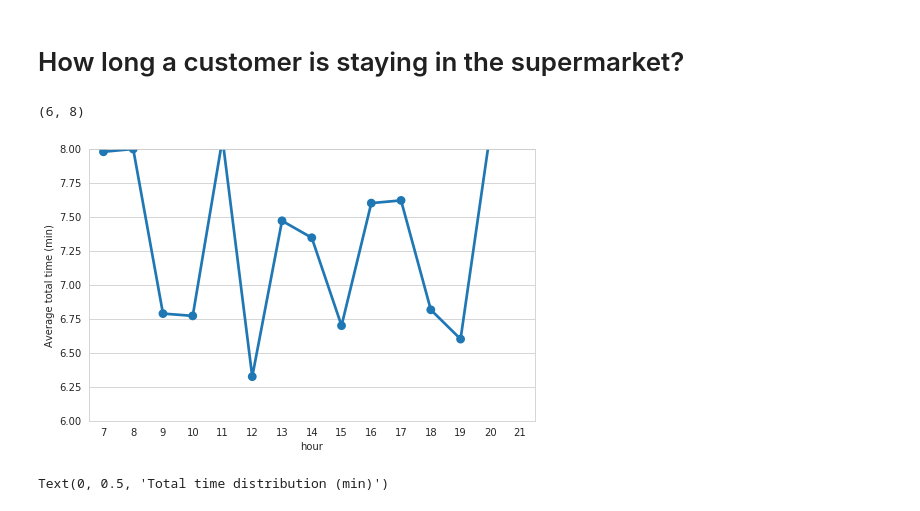
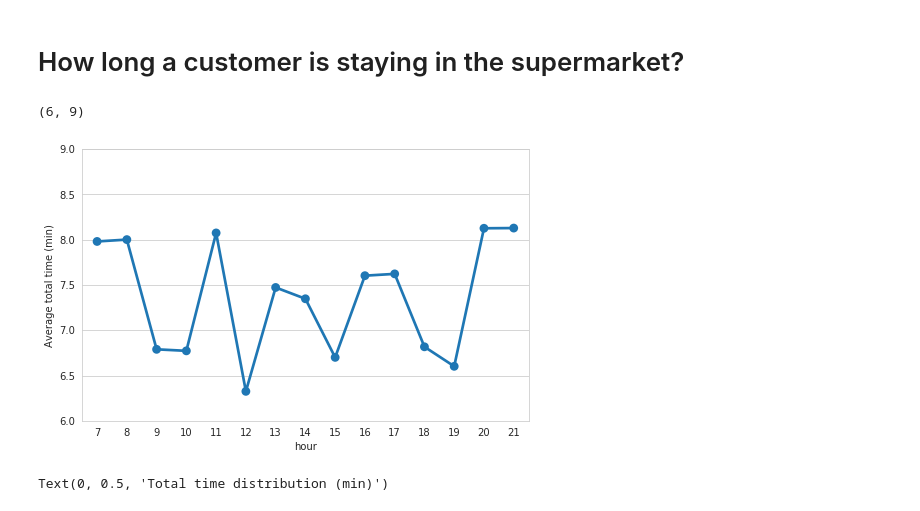
Before and after one commit to vbelz/Markov-chain-simulation, a Jupyter notebook: EDA_one_day_simulation.ipynb, the cells around one changed output. Cells and saved outputs as stored; diff of their text form; code cells hidden in the pictures.

```diff
--- a/EDA_one_day_simulation.ipynb
+++ b/EDA_one_day_simulation.ipynb
@@ -68,15 +68,15 @@ Text(0, 0.5, 'Number of customers')
 # %%
 #Time at first state over time
 plt.figure(figsize=(8,5))
 df_plot_time = df_customers.loc[df_customers['location'] == 'entrance',:].copy()
 df_plot_time = df_plot_time.groupby('hour').agg({"total_time": 'mean'})
 df_plot_time.reset_index(inplace=True)
 sns.pointplot(x='hour',y='total_time',data=df_plot_time)
 plt.ylabel('Average total time (min)')
-plt.ylim([6,8])
+plt.ylim([6,9])
 # %% [output]
-(6, 8)
+(6, 9)
-[figure, old version]
+[figure, new version]
 # %%
 # See the time distribution per hour
 plt.figure(figsize=(8,5))
```
